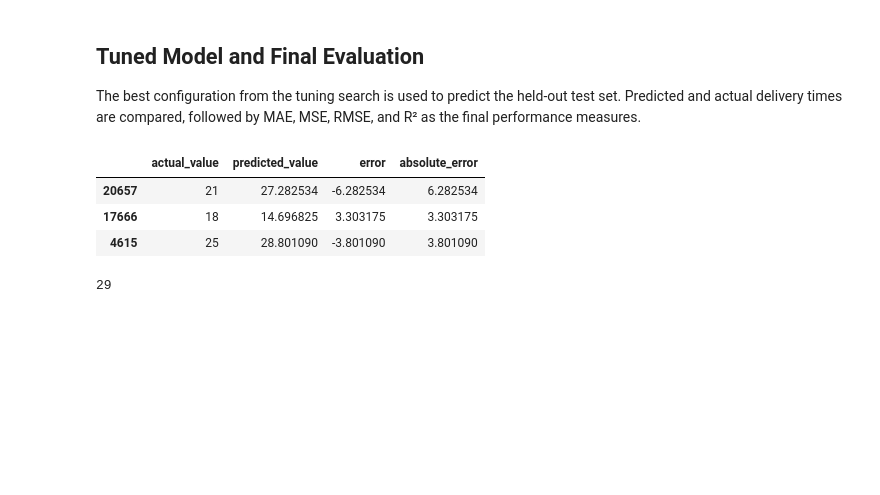
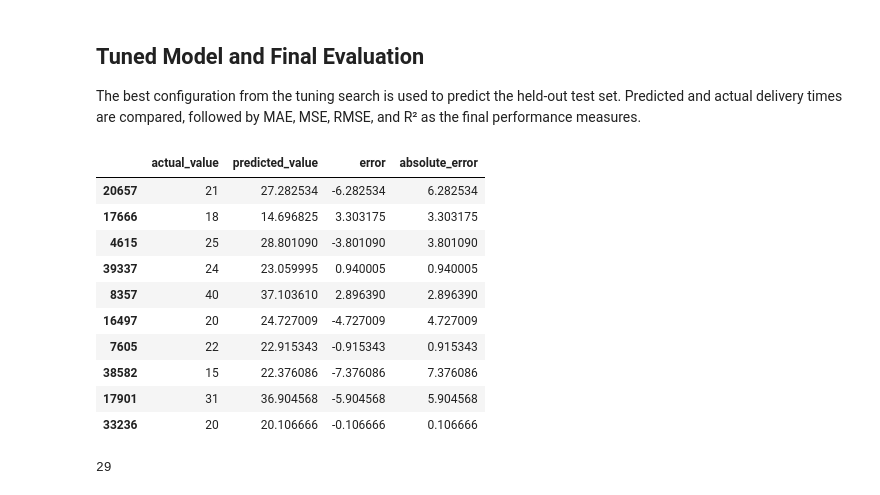
Before and after one commit to amineelhailaa/DeliveryETL, a Jupyter notebook: notebooks/01_delivery_eta.ipynb, the cells around one changed output. Drawn from its saved outputs; the diff is of its cells as text; code cells hidden in the pictures; blank space fills up the shorter version.

Commit message:
update delivery ETA notebook: adjust execution counters and align output display formatting

```diff
--- a/notebooks/01_delivery_eta.ipynb
+++ b/notebooks/01_delivery_eta.ipynb
@@ -355,7 +355,7 @@ print(df_features[
   ]
 ].head())
 
-X_train, X_test, y_train, y_test = create_train_test_split(df_features)
+X_train, X_test, y_train, y_test = create_train_test_split(cleaned_df)
 print("xtrain:", X_train.shape)
 print("xtest:", X_test.shape)
 print("ytrain:", y_train.shape)
@@ -448,27 +448,33 @@ The best configuration from the tuning search is used to predict the held-out te
 # %%
 best_pipeline = random_forest_tune.best_estimator_
 test = random_forest_tune.best_estimator_.predict(X_test)
 transformed_test = (
-    best_pipeline
-    .named_steps["preprocessor"]
+    best_pipeline[:-1]
     .transform(X_test)
 )
 
 n_features = transformed_test.shape[1]
 
 comparison_df = pd.DataFrame({
     "actual_value": y_test,
     "predicted_value": test
 })
 
 comparison_df["error"] = comparison_df["actual_value"] - comparison_df["predicted_value"]
 comparison_df["absolute_error"] = comparison_df["error"].abs()
-display(comparison_df.head(3))
+display(comparison_df.head(10))
 # %% [output]
 |  | actual_value | predicted_value | error | absolute_error |
 | 20657 | 21 | 27.282534 | -6.282534 | 6.282534 |
 | 17666 | 18 | 14.696825 | 3.303175 | 3.303175 |
 | 4615 | 25 | 28.801090 | -3.801090 | 3.801090 |
+| 39337 | 24 | 23.059995 | 0.940005 | 0.940005 |
+| 8357 | 40 | 37.103610 | 2.896390 | 2.896390 |
+| 16497 | 20 | 24.727009 | -4.727009 | 4.727009 |
+| 7605 | 22 | 22.915343 | -0.915343 | 0.915343 |
+| 38582 | 15 | 22.376086 | -7.376086 | 7.376086 |
+| 17901 | 31 | 36.904568 | -5.904568 | 5.904568 |
+| 33236 | 20 | 20.106666 | -0.106666 | 0.106666 |
 # %%
 
 
```
Also changed, not shown: parts of 4 cells of this notebook.
